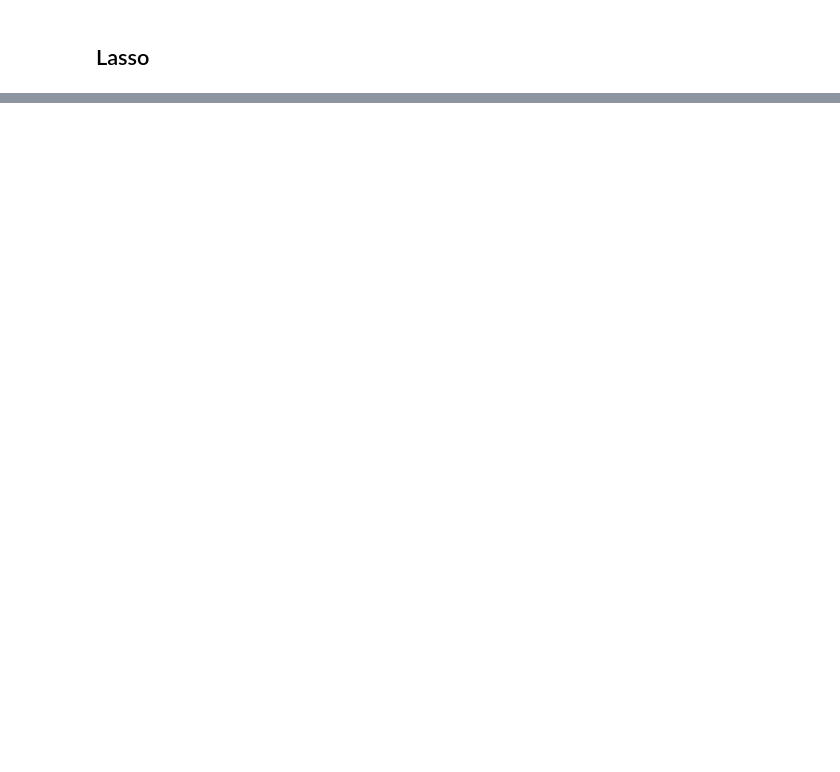
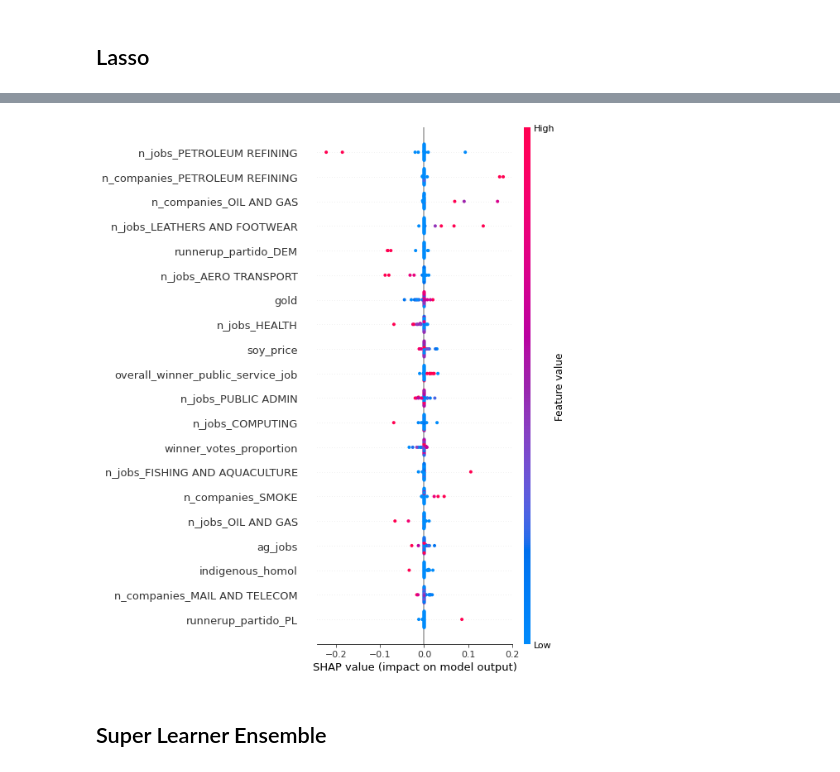
Before and after one commit to aulichney/Deforestation, a Jupyter notebook: ResultsWithPolitical.ipynb, the cells around one changed output, grey strips where cells are left out. Drawn from its saved outputs; the diff is of its cells as text; code cells hidden in the pictures; blank space fills up the shorter version.

```diff
--- a/ResultsWithPolitical.ipynb
+++ b/ResultsWithPolitical.ipynb
@@ -769,0 +508,7 @@ np.sort(np.array(abs(search.best_estimator_._final_estimator.feature_importances
+# %%
+search = GridSearchCV(pipeline,
+                      {'model__hidden_layer_sizes':[(50,),(100,)], 'model__alpha':np.arange(0.00001, 0.001, 0.001)},
+                      cv = muni_cv, scoring = "neg_mean_squared_error",verbose = 3
+                      )
+# %%
+search.fit(X_train,Y_train)
@@ -769,0 +548,2 @@ np.sort(np.array(abs(search.best_estimator_._final_estimator.feature_importances
+# %%
+explainer = shap.KernelExplainer(search.best_estimator_.predict, X_train)
@@ -769,0 +552,2 @@ np.sort(np.array(abs(search.best_estimator_._final_estimator.feature_importances
+# %%
+shap_values = explainer.shap_values(X_test, nsamples=100)
@@ -769,0 +572,4 @@ np.sort(np.array(abs(search.best_estimator_._final_estimator.feature_importances
+# %%
+shap.summary_plot(shap_values,X_test,feature_names=X_test.columns)
+# %% [output]
+[figure, added]
@@ -769,0 +591,2 @@ np.sort(np.array(abs(search.best_estimator_._final_estimator.feature_importances
+# %% [markdown]
+## Super Learner Ensemble
```
Also changed, not shown: parts of 141 cells of this notebook, 2 other files.
